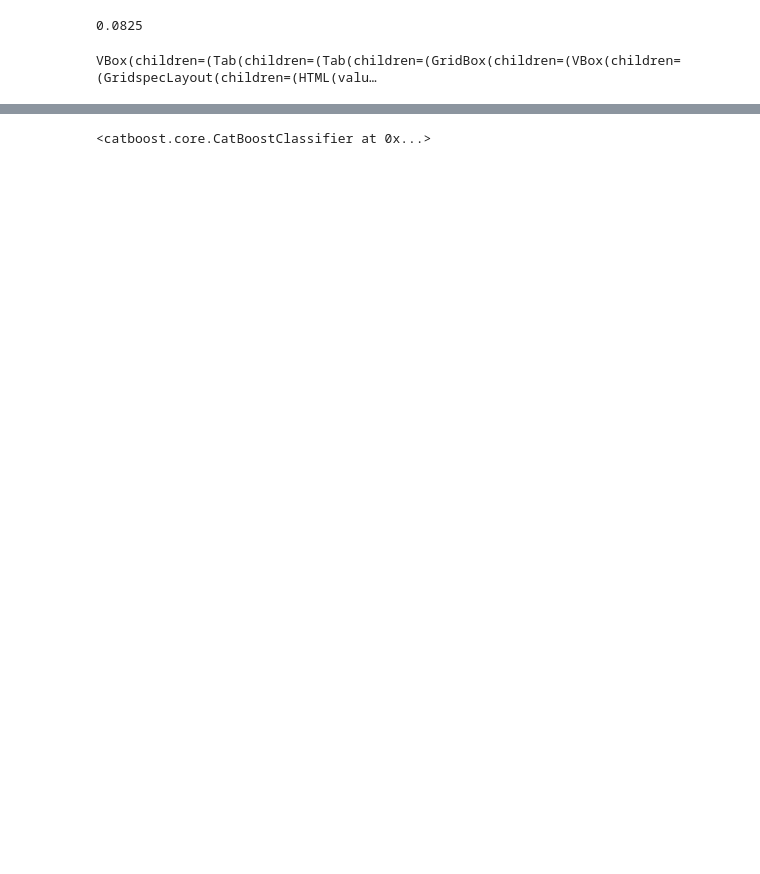
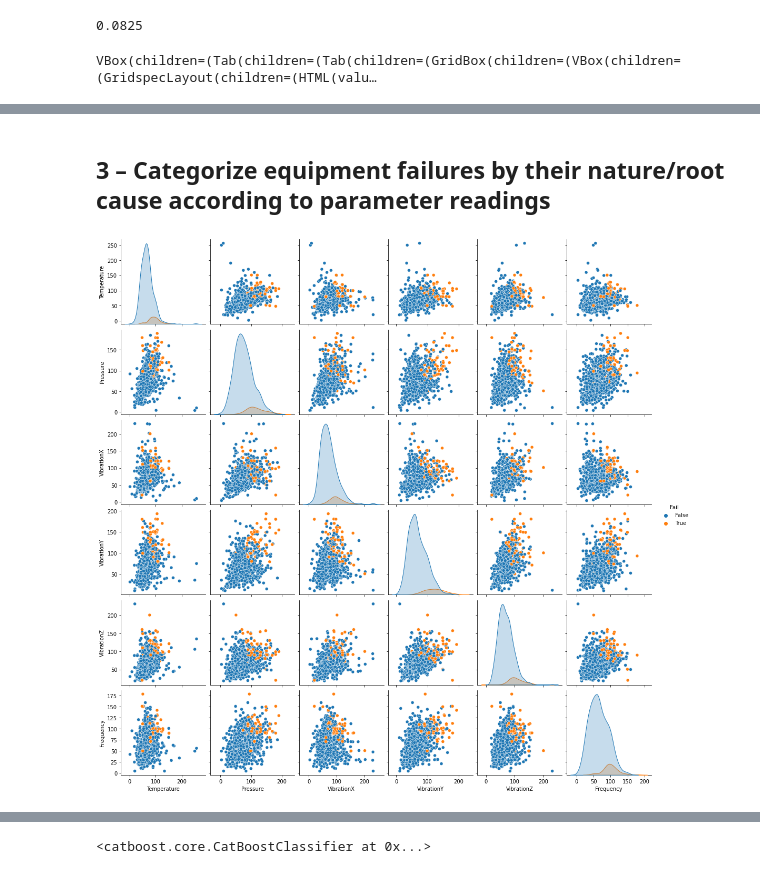
Before and after one commit to jonataseduardo/datascience-jobs-tests, a Jupyter notebook: shape-tech-test/jonatas-cesar-shape-test-tech.ipynb, the cells around one changed output, grey strips where cells are left out. Saved outputs shown, nothing was run; the diff lists cells and outputs as text; code cells hidden in the pictures; blank space fills up the shorter version.

```diff
--- a/shape-tech-test/jonatas-cesar-shape-test-tech.ipynb
+++ b/shape-tech-test/jonatas-cesar-shape-test-tech.ipynb
@@ -41,0 +89,16 @@ VBox(children=(Tab(children=(Tab(children=(GridBox(children=(VBox(children=(Grid
+# %% [markdown]
+## 3 – Categorize equipment failures by their nature/root cause according to parameter readings
+# %%
+parameter_readings = [
+    "Temperature",
+    "Pressure",
+    "VibrationX",
+    "VibrationY",
+    "VibrationZ",
+    "Frequency",
+]
+# %%
+sns.pairplot(df.loc[:, parameter_readings + ["Fail"]], hue="Fail")
+plt.show()
+# %% [output]
+[figure, added]
```
Also changed, not shown: parts of 17 cells of this notebook, 1 other file.
